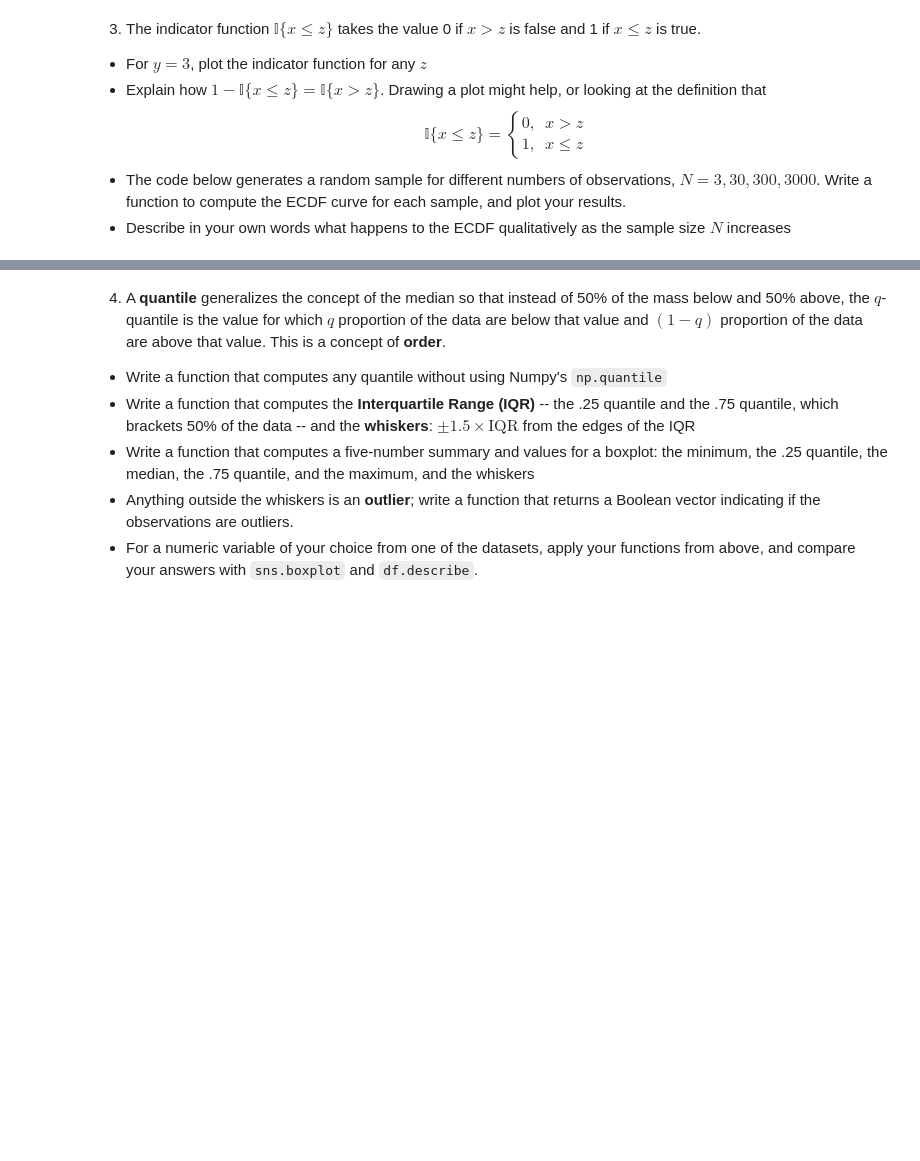
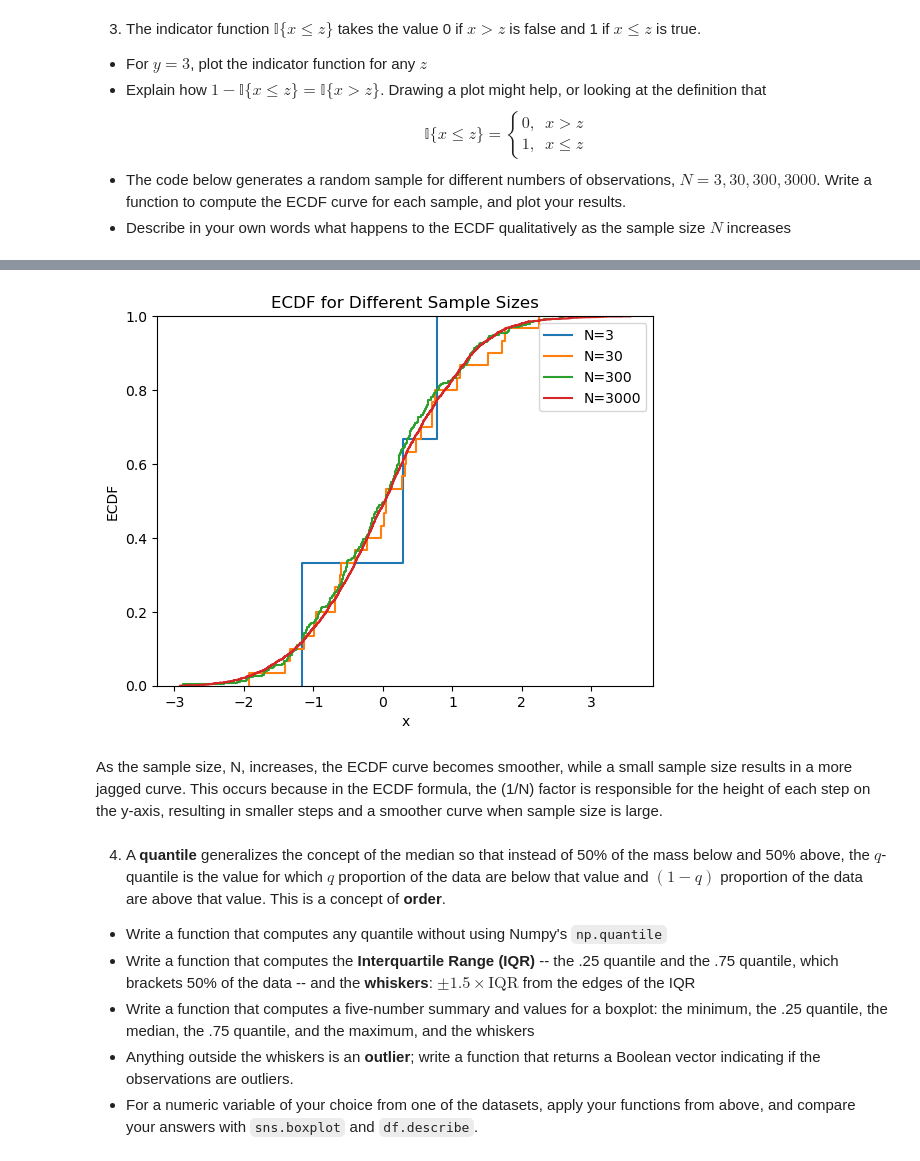
Before and after one commit to sd7xrg/DS5030assignment2, a Jupyter notebook: assignment_2.ipynb, the cells around one changed output, grey strips where cells are left out. Saved outputs shown, nothing was run; the diff lists cells and outputs as text; code cells hidden in the pictures; blank space fills up the shorter version.

```diff
--- a/assignment_2.ipynb
+++ b/assignment_2.ipynb
@@ -32,12 +125,22 @@ $$
 # %%
 import numpy as np
 import seaborn as sns
 
 rng = np.random.default_rng(100)
 
 for N in (3,30,300,3000):
     X = rng.normal(0,1,N)
     # ECDF plot goes here:
+    sns.ecdfplot(X, label=f"N={N}")
+
+    plt.xlabel("x")
+    plt.ylabel("ECDF")
+    plt.title(f"ECDF for Different Sample Sizes")
+    plt.legend()
+# %% [output]
+[figure, added]
+# %% [markdown]
+As the sample size, N, increases, the ECDF curve becomes smoother, while a small sample size results in a more jagged curve. This occurs because in the ECDF formula, the (1/N) factor is responsible for the height of each step on the y-axis, resulting in smaller steps and a smoother curve when sample size is large.
 # %% [markdown]
 4. A **quantile** generalizes the concept of the median so that instead of 50% of the mass below and 50% above, the $q$-quantile is the value for which $q$ proportion of the data are below that value and $(1-q)$ proportion of the data are above that value. This is a concept of **order**.
 
```
Also changed, not shown: parts of 13 cells of this notebook.
